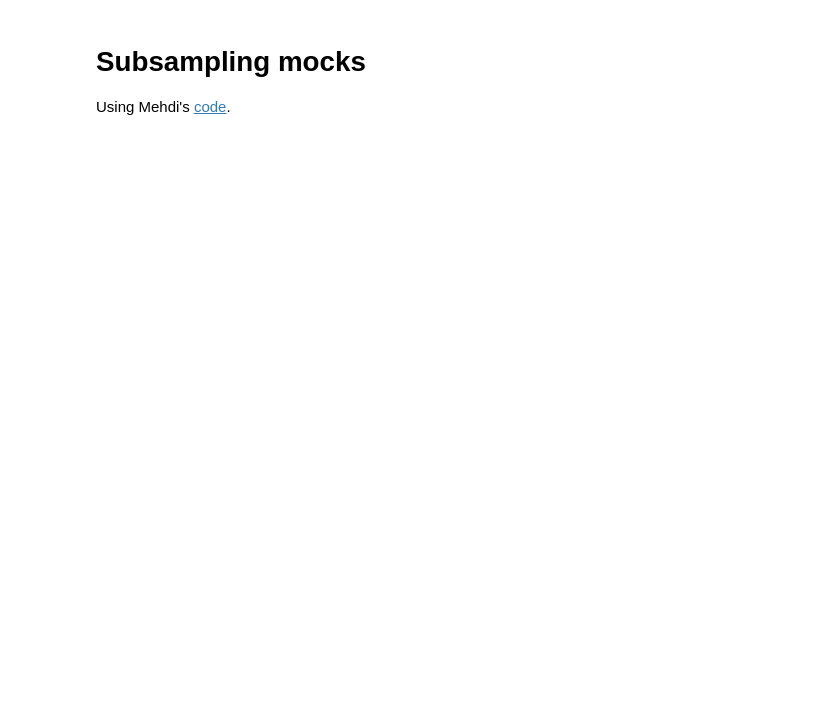
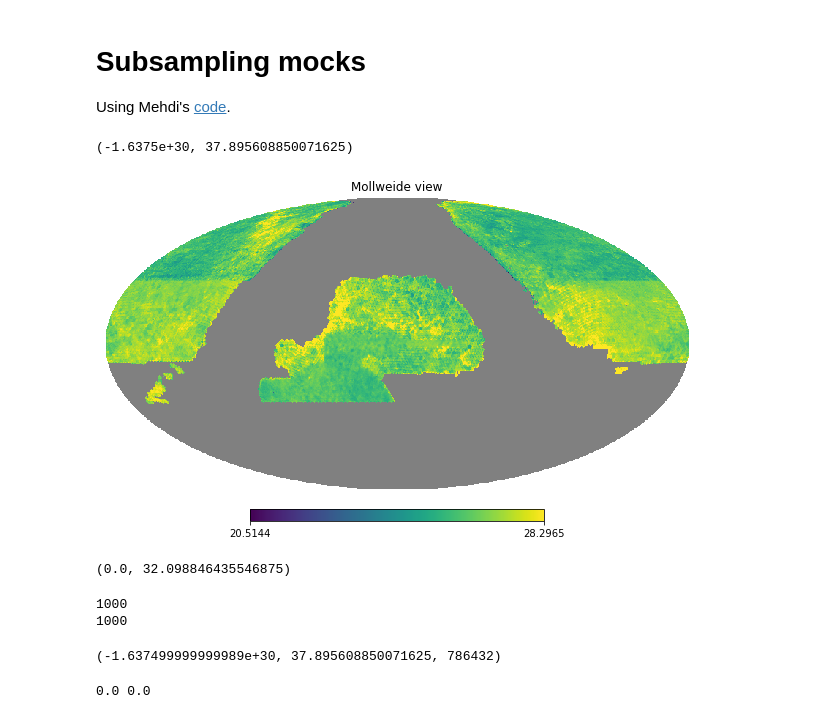
Before and after one commit to AlbertoRosado1/sysgen, a Jupyter notebook: subsample_mock_nb.ipynb, the cells around one changed output. Drawn from its saved outputs; the diff is of its cells as text; code cells hidden in the pictures; blank space fills up the shorter version.

Commit message:
script to compute mean selection function from ensemble

```diff
--- a/subsample_mock_nb.ipynb
+++ b/subsample_mock_nb.ipynb
@@ -1,6 +1,42 @@
 # %% [markdown]
 # Subsampling mocks
 Using Mehdi's [code](https://github.com/mehdirezaie/LSSutils/blob/master/analysis/lssxcmb/scripts/subsample_mock.py).
+# %%
+import os
+import numpy as np
+import healpy as hp
+from glob import glob
+import fitsio as ft
+
+# Run this script ONLY after running combine_nn_windows.py .
+# nnwindow_*.hp{nside}.fits should be readable by hp.read_map, i.e. they should be healpix maps
+
+nside = 256
+windows = glob(f'/global/cscratch1/sd/arosado/test_sysnet/windows_clean/nnwindow_*.hp{nside}.fits')
+
+count = np.zeros(12*nside*nside)
+wind = np.zeros(12*nside*nside)
+
+for window in windows:
+    w = hp.read_map(window)
+    is_seen = (w != hp.UNSEEN)
+    wind[is_seen] += w[is_seen]
+    count[is_seen] += 1.0
+
+is_good = count > 0.0
+wind[is_good] = wind[is_good] / count[is_good]
+wind[~is_good] = hp.UNSEEN
+#print(f'wrote {output_path}')
+#hp.write_map(output_path, wind_i, dtype=np.float64, fits_IDL=False, overwrite=True)
+# %%
+wind.min(), wind.max()
+# %% [output]
+(-1.6375e+30, 37.895608850071625)
+# %%
+vlow, vhigh = np.percentile(wind, [1, 99])
+hp.mollview(wind.clip(vlow,vhigh))
+# %% [output]
+[figure, added]
 # %%
 # %matplotlib inline
 import healpy as hp
@@ -35,0 +72,38 @@ ngal_pred = hp.read_map('/home/mehdi/data/alternative/results_elg/regression/nn_
+# %%
+count = np.zeros(12*nside*nside)
+wind = np.zeros(12*nside*nside)
+x = []
+for i in range(2):
+    w = hp.read_map(f'/global/cscratch1/sd/arosado/test_sysnet/windows_clean/nnwindow_{i}.hp256.fits')
+    #print(ngal_pred[88888])
+    is_seen = (w != hp.UNSEEN)
+    wind[is_seen] += w[is_seen]
+    count[is_seen] += 1.0
+    #x.append(ngal_pred[88888])
+#print(np.array(x).mean())
+is_good = count > 0.0
+wind.min(), (wind[is_good]/count[is_good]).max()
+# %% [output]
+(0.0, 32.098846435546875)
+# %%
+nside = 256
+hpix = np.arange(0, 12*nside*nside, dtype='i8')
+
+weights = glob('/global/cscratch1/sd/arosado/test_sysnet/windows_clean/nnwindow_*.hp256.fits')
+print(len(weights))
+windows = []
+for weight in weights:
+    w = hp.read_map(weight)
+    #print(w.min(), w.max())
+    #vlow, vhigh = np.percentile(w, [1, 99])
+    #print(vlow, vhigh)
+    #w = w.clip(vlow, vhigh)
+    #print(w.min(), w.max())
+    windows.append(w)
+print(len(windows))
+mean_window = np.mean(windows, axis=0)
+mean_window.min(), mean_window.max(), mean_window.size
+# %% [output]
+1000
+1000
+(-1.637499999999989e+30, 37.895608850071625, 786432)
@@ -35,0 +112,6 @@ ngal_pred = hp.read_map('/home/mehdi/data/alternative/results_elg/regression/nn_
+# %%
+wind1 = np.zeros(12*nside*nside)
+print(wind1.min(), wind1.max())
+wind1[hpix] += mean_window[hpix]
+# %% [output]
+0.0 0.0
```
Also changed, not shown: parts of 6 cells of this notebook, 2 other files.
